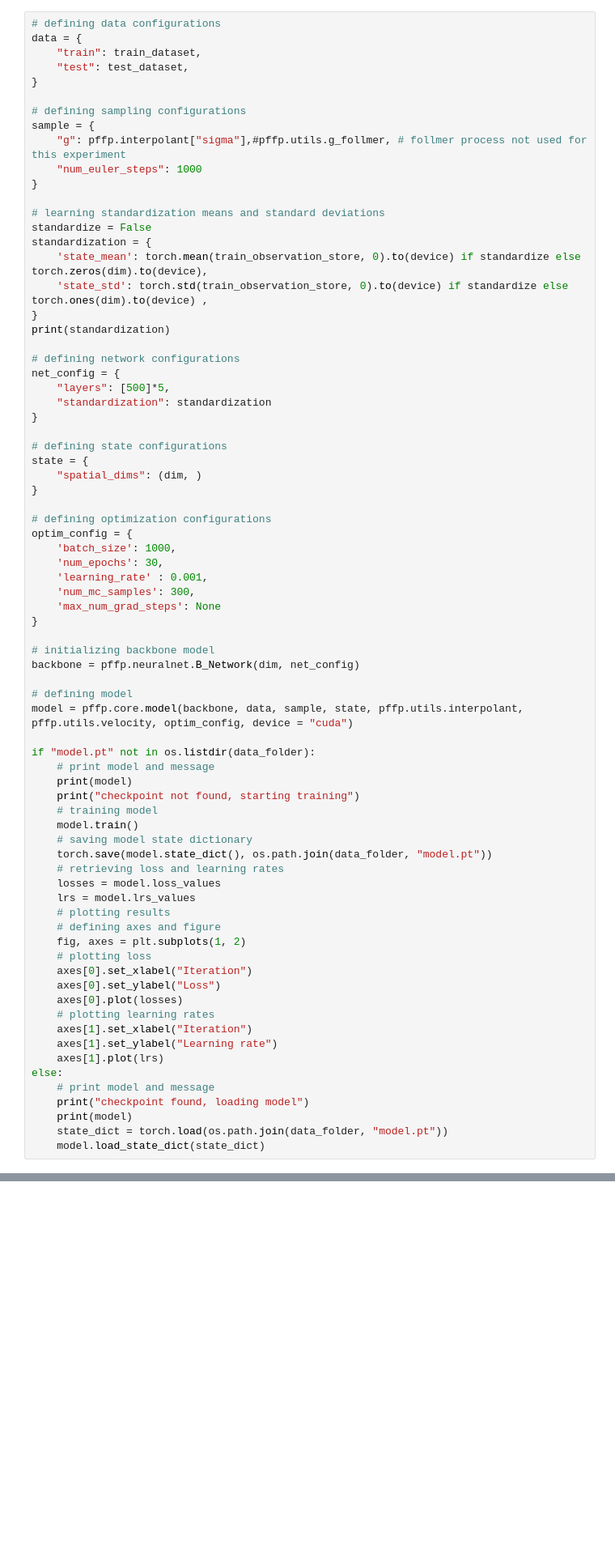
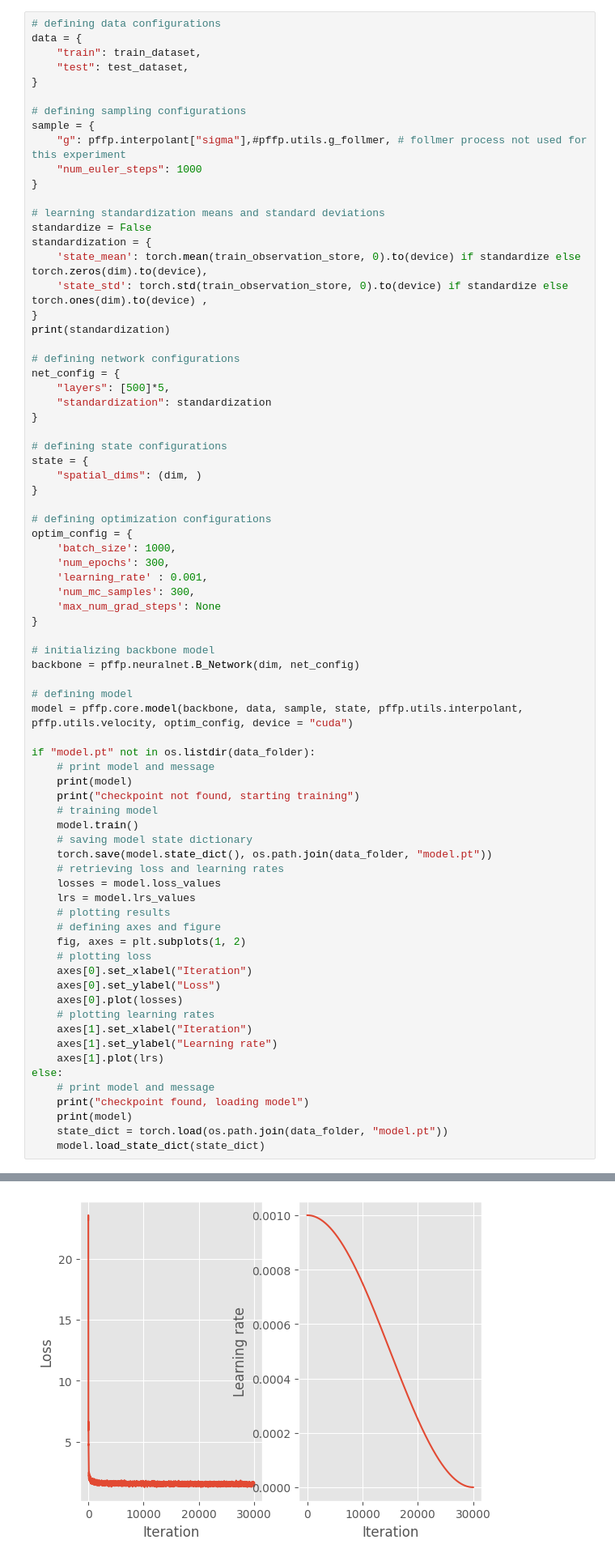
Before and after one commit to FMGS666/ProbForecastFollmerProcess, a Jupyter notebook: multi_modal_jump_diffusion.ipynb, the cells around one changed output, grey strips where cells are left out. Shown at 81% size. Drawn from its saved outputs; the diff is of its cells as text; blank space fills up the shorter version.

```diff
--- a/multi_modal_jump_diffusion.ipynb
+++ b/multi_modal_jump_diffusion.ipynb
@@ -164,7 +164,7 @@ state = {
 # defining optimization configurations
 optim_config = {
     'batch_size': 1000,
-    'num_epochs': 30,
+    'num_epochs': 300,
     'learning_rate' : 0.001,
     'num_mc_samples': 300,
     'max_num_grad_steps': None
@@ -221,0 +225 @@ model(
+[figure, added]
```
Also changed, not shown: parts of 10 cells of this notebook, 3 other files.
